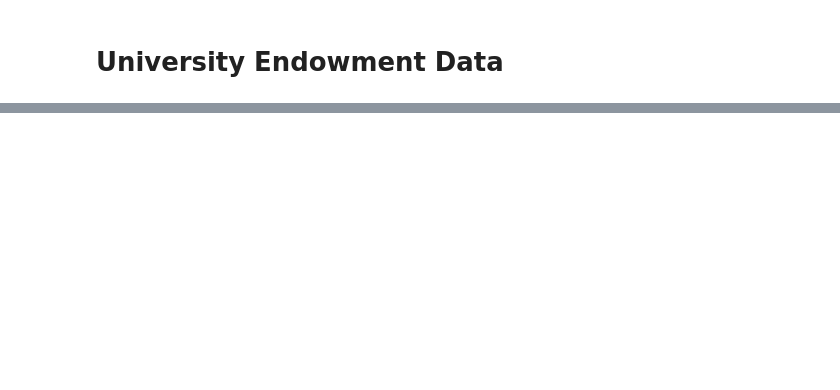
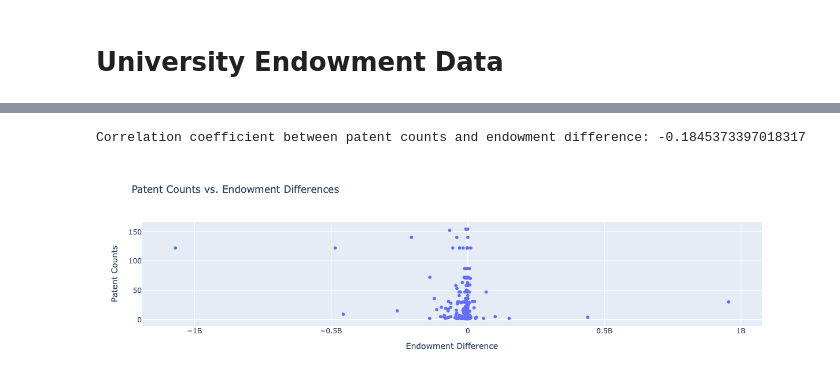
Before and after one commit to mayaniyogi/as.180.369, a Jupyter notebook: contrib/mayaniyogi/Working_notebook.ipynb, the cells around one changed output, grey strips where cells are left out. Cells and saved outputs as stored; diff of their text form; code cells hidden in the pictures; blank space fills up the shorter version.

```diff
--- a/contrib/mayaniyogi/Working_notebook.ipynb
+++ b/contrib/mayaniyogi/Working_notebook.ipynb
@@ -790,0 +934,7 @@ doe_data
+# %%
+# Rename columns for consistency (optional)
+df_sampled.rename(columns={'city': 'City', 'state': 'State'}, inplace=True)
+
+# Merge the DataFrames on 'City' and 'State'
+merged_df = pd.merge(filtered_df, df_sampled, on=['City', 'State'], how='inner')
+merged_df
@@ -790,0 +955,18 @@ doe_data
+# %%
+correlation = merged_df['Counts'].corr(merged_df['endowment_diff'])
+print(f'Correlation coefficient between patent counts and endowment difference: {correlation}')
+# %% [output]
+Correlation coefficient between patent counts and endowment difference: -0.1845373397018317
+# %%
+# Scatter plot
+fig = px.scatter(
+    merged_df,
+    x='endowment_diff',
+    y='Counts',
+    hover_name='City',
+    title='Patent Counts vs. Endowment Differences',
+    labels={'endowment_diff': 'Endowment Difference', 'Counts': 'Patent Counts'}
+)
+fig.show()
+# %% [output]
+[figure, added]
```
Also changed, not shown: parts of 20 cells of this notebook, 1 other file.
